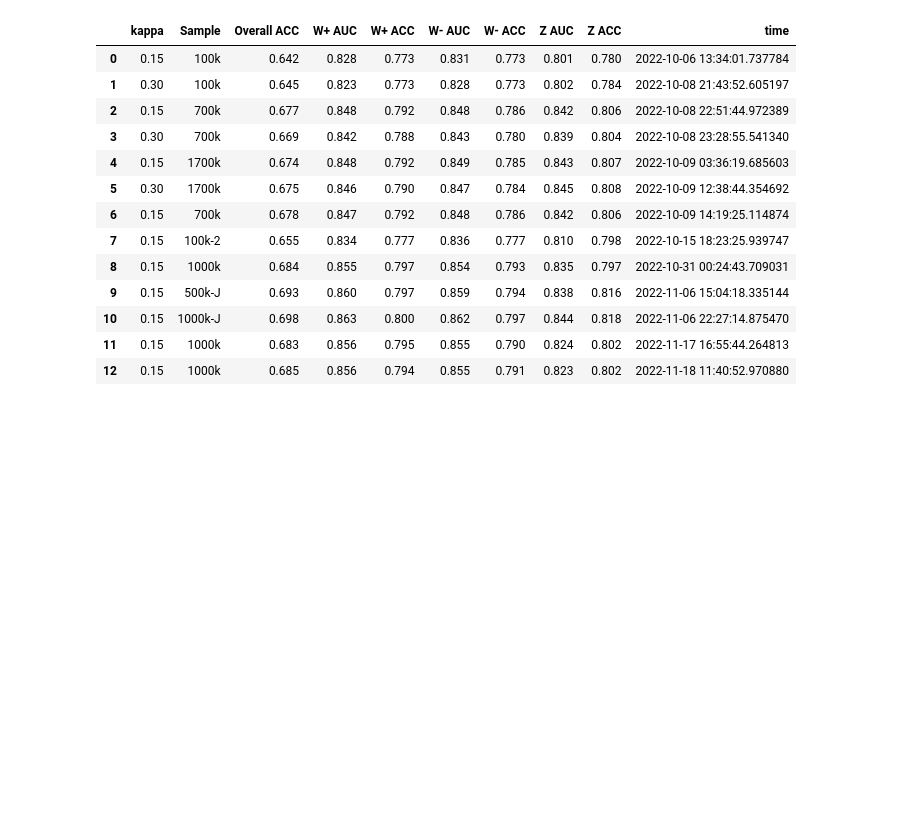
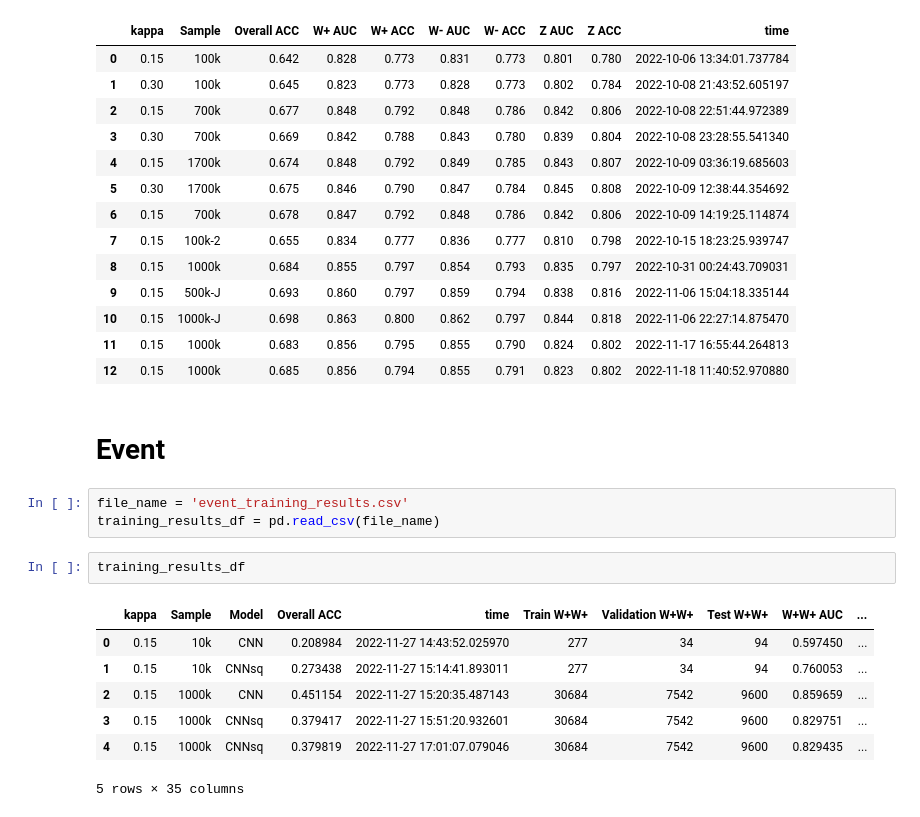
Before and after one commit to r10222035/Boosted_V, a Jupyter notebook: CNN/read_CNN_results.ipynb, the cells around one changed output. Cells and saved outputs as stored; diff of their text form; blank space fills up the shorter version.

Commit message:
Add event CNN training

```diff
--- a/CNN/read_CNN_results.ipynb
+++ b/CNN/read_CNN_results.ipynb
@@ -101,3 +95,18 @@ read_training_result(training_results_df)
 | 10 | 0.15 | 1000k-J | 0.698 | 0.863 | 0.800 | 0.862 | 0.797 | 0.844 | 0.818 | 2022-11-06 22:27:14.875470 |
 | 11 | 0.15 | 1000k | 0.683 | 0.856 | 0.795 | 0.855 | 0.790 | 0.824 | 0.802 | 2022-11-17 16:55:44.264813 |
 | 12 | 0.15 | 1000k | 0.685 | 0.856 | 0.794 | 0.855 | 0.791 | 0.823 | 0.802 | 2022-11-18 11:40:52.970880 |
+# %% [markdown]
+# Event
+# %%
+file_name = 'event_training_results.csv'
+training_results_df = pd.read_csv(file_name)
+# %%
+training_results_df
+# %% [output]
+|  | kappa | Sample | Model | Overall ACC | time | Train W+W+ | Validation W+W+ | Test W+W+ | W+W+ AUC | ... |
+| 0 | 0.15 | 10k | CNN | 0.208984 | 2022-11-27 14:43:52.025970 | 277 | 34 | 94 | 0.597450 | ... |
+| 1 | 0.15 | 10k | CNNsq | 0.273438 | 2022-11-27 15:14:41.893011 | 277 | 34 | 94 | 0.760053 | ... |
+| 2 | 0.15 | 1000k | CNN | 0.451154 | 2022-11-27 15:20:35.487143 | 30684 | 7542 | 9600 | 0.859659 | ... |
+| 3 | 0.15 | 1000k | CNNsq | 0.379417 | 2022-11-27 15:51:20.932601 | 30684 | 7542 | 9600 | 0.829751 | ... |
+| 4 | 0.15 | 1000k | CNNsq | 0.379819 | 2022-11-27 17:01:07.079046 | 30684 | 7542 | 9600 | 0.829435 | ... |
+5 rows × 35 columns
```
Also changed, not shown: parts of 5 cells of this notebook, 17 other files.
